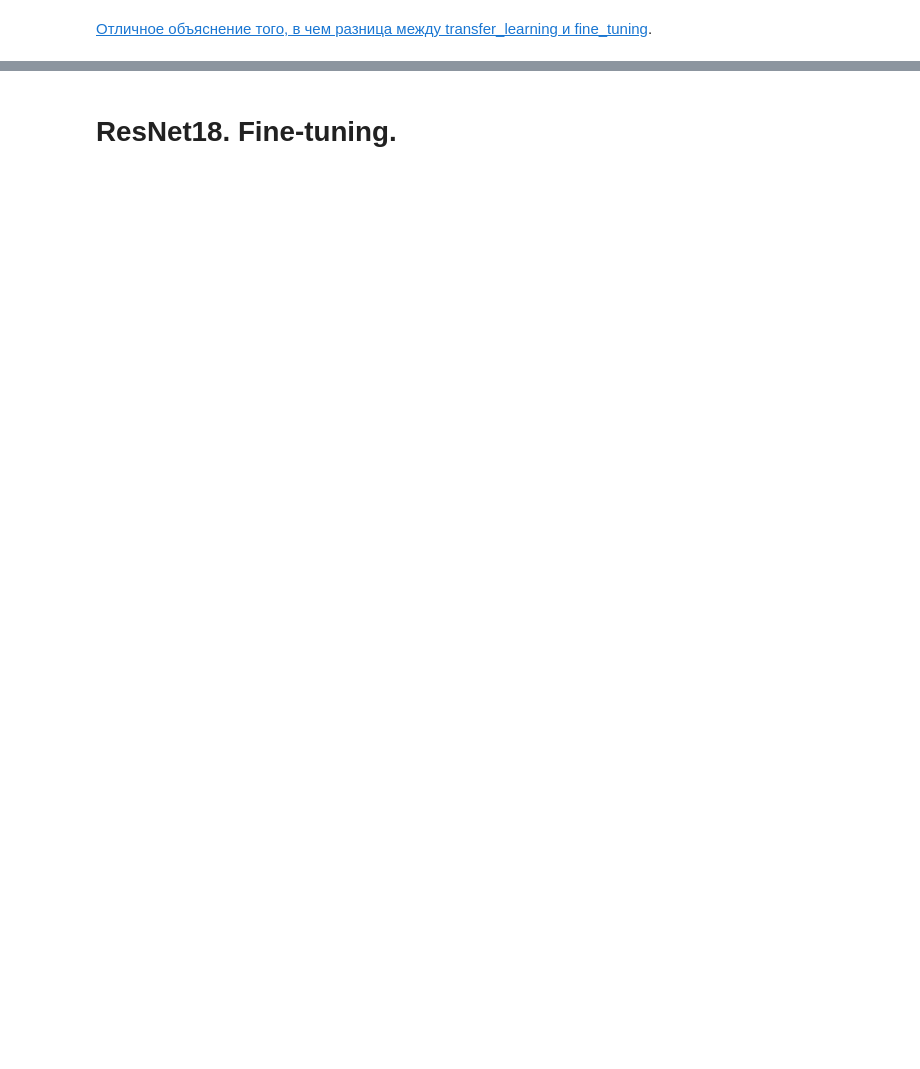
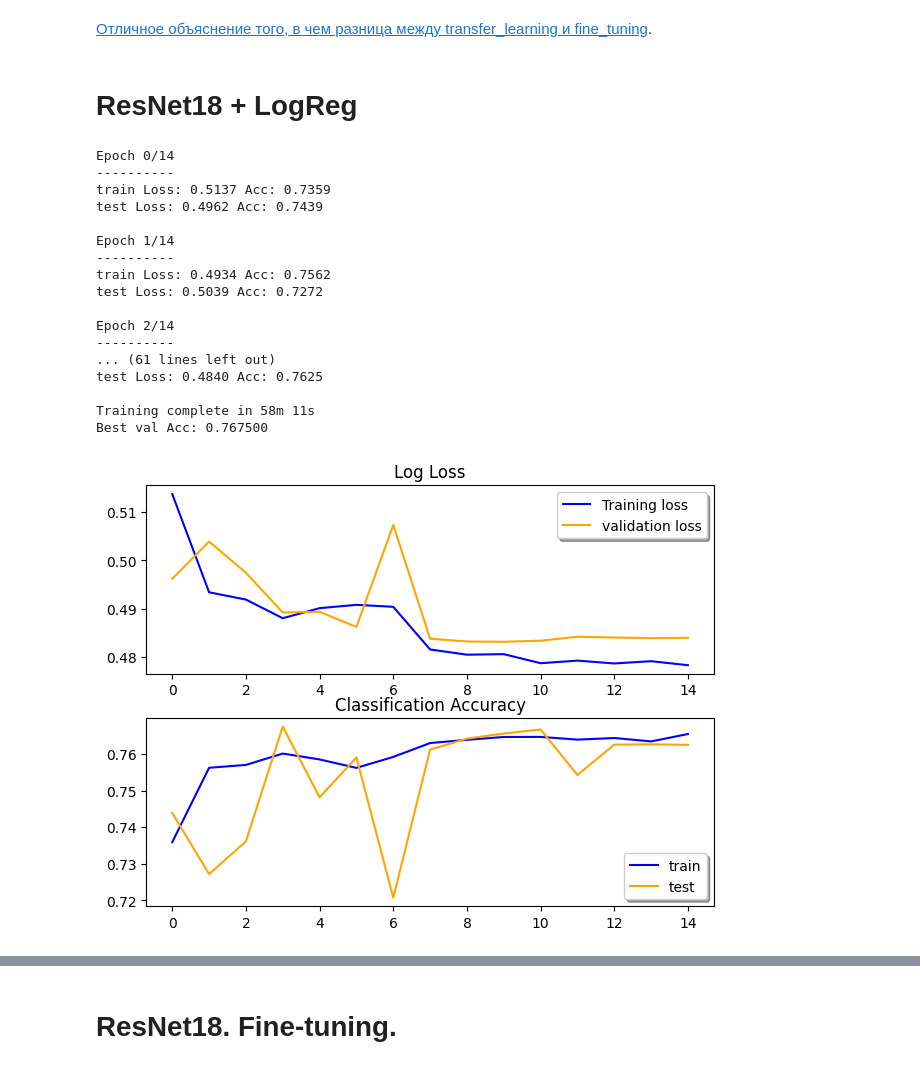
Before and after one commit to AI-YP24-Team-61/Deepfake-Classification, a Jupyter notebook: notebooks/3.0-improve_baseline.ipynb, the cells around one changed output, grey strips where cells are left out. Cells and saved outputs as stored; diff of their text form; code cells hidden in the pictures; blank space fills up the shorter version.

```diff
--- a/notebooks/3.0-improve_baseline.ipynb
+++ b/notebooks/3.0-improve_baseline.ipynb
@@ -78,2 +78,57 @@ imshow(out, title=[class_names[x] for x in classes])
 # %% [markdown]
 [Отличное объяснение того, в чем разница между transfer_learning и fine_tuning](https://cs231n.github.io/transfer-learning/).
+# %% [markdown]
+# ResNet18 + LogReg
+# %%
+model_logreg = models.resnet18(weights='IMAGENET1K_V1')
+# Фиксируем все параметры нейронной сети. Будем настраивать параметры только в fc-слое
+for param in model_logreg.parameters():
+    param.requires_grad = False
+
+num_ftrs = model_logreg.fc.in_features
+# Признаки, извлеченные из сверточных слоев пускаем на вход линейной модели
+# nn.Sequential(nn.Linear(num_ftrs, 1), nn.Sigmoid()) - это равносильно sigmoid(x), где x - линейная комбинация признаков
+# На выходе мы получаем вероятность принадлежности объекта к классу REAL (поскольку LABEL(REAL) == 1)
+model_logreg.fc = nn.Sequential(nn.Linear(num_ftrs, 1), nn.Sigmoid())
+model_logreg = model_logreg.cuda()
+
+# BCELoss - это обычный logloss. CrossEntropy для логистической регрессии использовать некорректно
+criterion_logreg = torch.nn.BCELoss()
+
+# Меняем параметры только для fc-слоя
+optimizer_logreg = optim.SGD(model_logreg.fc.parameters(), lr=0.01, momentum=0.9, weight_decay=0.01)
+
+# Итеративное изменение градиентного шага. Прикольная вещь. Чем дольше мы обучаемся, тем по идее мы должны быть ближе к минимуму.
+# А чем ближе к минимуму, тем меньший размер шагов мы должны делать, чтобы его случайно не перескочить и сойтись в нем.
+# Итеративное изменения шага помогает это сделать
+exp_lr_scheduler = lr_scheduler.StepLR(optimizer_logreg, step_size=7, gamma=0.1)
+# Обучаем модель
+model_inf_logreg, dict_stat = train_model(model=model_logreg,
+                                          criterion=criterion_logreg,
+                                          optimizer=optimizer_logreg,
+                                          scheduler=exp_lr_scheduler,
+                                          dataset_sizes=dataset_sizes,
+                                          dataloaders=dataloaders_logreg,
+                                          num_epochs=15,
+                                          isLogreg=True,
+                                          isSVM=False)
+summarize_diagnostics(dict_stat, title='ResNet18(Conv) + LogReg')
+# %% [output]
+Epoch 0/14
+----------
+train Loss: 0.5137 Acc: 0.7359
+test Loss: 0.4962 Acc: 0.7439
+
+Epoch 1/14
+----------
+train Loss: 0.4934 Acc: 0.7562
+test Loss: 0.5039 Acc: 0.7272
+
+Epoch 2/14
+----------
+... (61 lines left out)
+test Loss: 0.4840 Acc: 0.7625
+
+Training complete in 58m 11s
+Best val Acc: 0.767500
+[figure, added]
```
Also changed, not shown: parts of 7 cells of this notebook, 2 other files.
